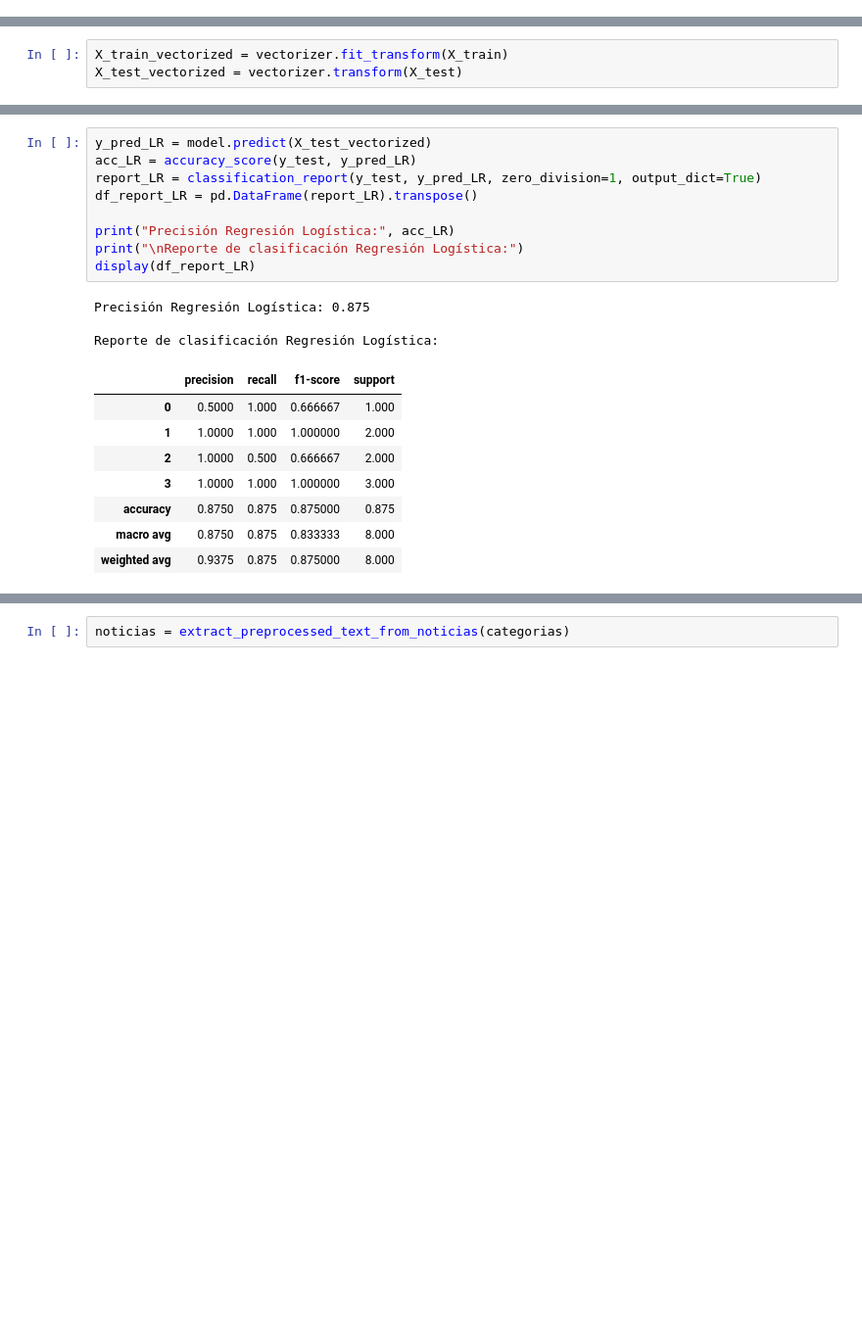
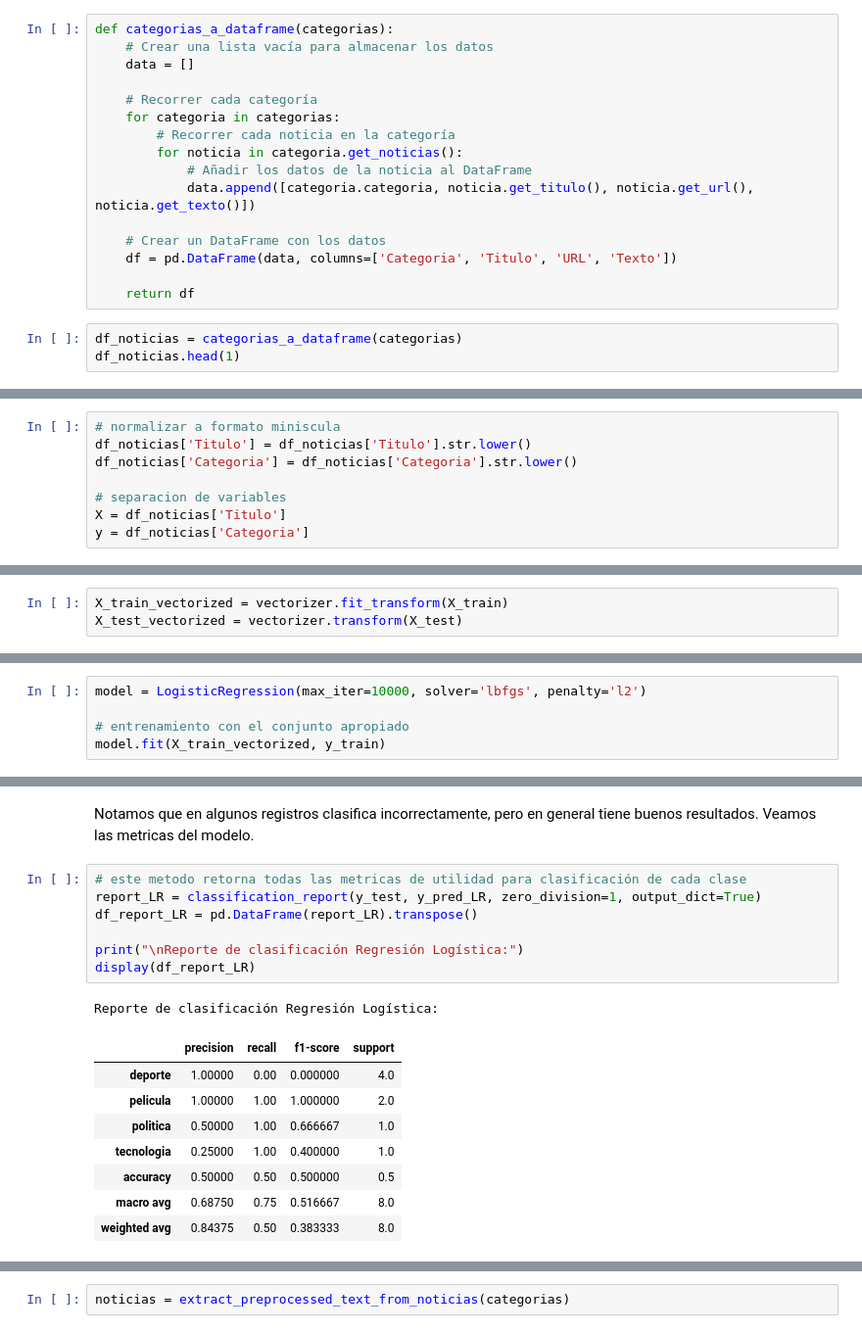
Before and after one commit to Shannon-21/NLP_TP1, a Jupyter notebook: TP_NLP.ipynb, the cells around one changed output, grey strips where cells are left out. Shown at 98% size. Saved outputs shown, nothing was run; the diff lists cells and outputs as text; blank space fills up the shorter version.

```diff
--- a/TP_NLP.ipynb
+++ b/TP_NLP.ipynb
@@ -476,0 +465,19 @@ Este grafico sugiere que las longitudes de las noticias son mas comunes entres 2
+# %%
+def categorias_a_dataframe(categorias):
+    # Crear una lista vacía para almacenar los datos
+    data = []
+
+    # Recorrer cada categoría
+    for categoria in categorias:
+        # Recorrer cada noticia en la categoría
+        for noticia in categoria.get_noticias():
+            # Añadir los datos de la noticia al DataFrame
+            data.append([categoria.categoria, noticia.get_titulo(), noticia.get_url(), noticia.get_texto()])
+
+    # Crear un DataFrame con los datos
+    df = pd.DataFrame(data, columns=['Categoria', 'Titulo', 'URL', 'Texto'])
+
+    return df
+# %%
+df_noticias = categorias_a_dataframe(categorias)
+df_noticias.head(1)
@@ -498,0 +504,8 @@ X, y = split_values(data)
+# %%
+# normalizar a formato miniscula
+df_noticias['Titulo'] = df_noticias['Titulo'].str.lower()
+df_noticias['Categoria'] = df_noticias['Categoria'].str.lower()
+
+# separacion de variables
+X = df_noticias['Titulo']
+y = df_noticias['Categoria']
@@ -522,0 +551,5 @@ LogisticRegression(max_iter=10000)
+# %%
+model = LogisticRegression(max_iter=10000, solver='lbfgs', penalty='l2')
+
+# entrenamiento con el conjunto apropiado
+model.fit(X_train_vectorized, y_train)
@@ -523,21 +580,19 @@ LogisticRegression(max_iter=10000)
+# %% [markdown]
+Notamos que en algunos registros clasifica incorrectamente, pero en general tiene buenos resultados. Veamos las metricas del modelo.
 # %%
-y_pred_LR = model.predict(X_test_vectorized)
-acc_LR = accuracy_score(y_test, y_pred_LR)
+# este metodo retorna todas las metricas de utilidad para clasificación de cada clase
 report_LR = classification_report(y_test, y_pred_LR, zero_division=1, output_dict=True)
 df_report_LR = pd.DataFrame(report_LR).transpose()
 
-print("Precisión Regresión Logística:", acc_LR)
 print("\nReporte de clasificación Regresión Logística:")
 display(df_report_LR)
 # %% [output]
-Precisión Regresión Logística: 0.875
-
 Reporte de clasificación Regresión Logística:
 |  | precision | recall | f1-score | support |
-| 0 | 0.5000 | 1.000 | 0.666667 | 1.000 |
-| 1 | 1.0000 | 1.000 | 1.000000 | 2.000 |
-| 2 | 1.0000 | 0.500 | 0.666667 | 2.000 |
-| 3 | 1.0000 | 1.000 | 1.000000 | 3.000 |
-| accuracy | 0.8750 | 0.875 | 0.875000 | 0.875 |
-| macro avg | 0.8750 | 0.875 | 0.833333 | 8.000 |
-| weighted avg | 0.9375 | 0.875 | 0.875000 | 8.000 |
+| deporte | 1.00000 | 0.00 | 0.000000 | 4.0 |
+| pelicula | 1.00000 | 1.00 | 1.000000 | 2.0 |
+| politica | 0.50000 | 1.00 | 0.666667 | 1.0 |
+| tecnologia | 0.25000 | 1.00 | 0.400000 | 1.0 |
+| accuracy | 0.50000 | 0.50 | 0.500000 | 0.5 |
+| macro avg | 0.68750 | 0.75 | 0.516667 | 8.0 |
+| weighted avg | 0.84375 | 0.50 | 0.383333 | 8.0 |
```
Also changed, not shown: parts of 89 cells of this notebook.
